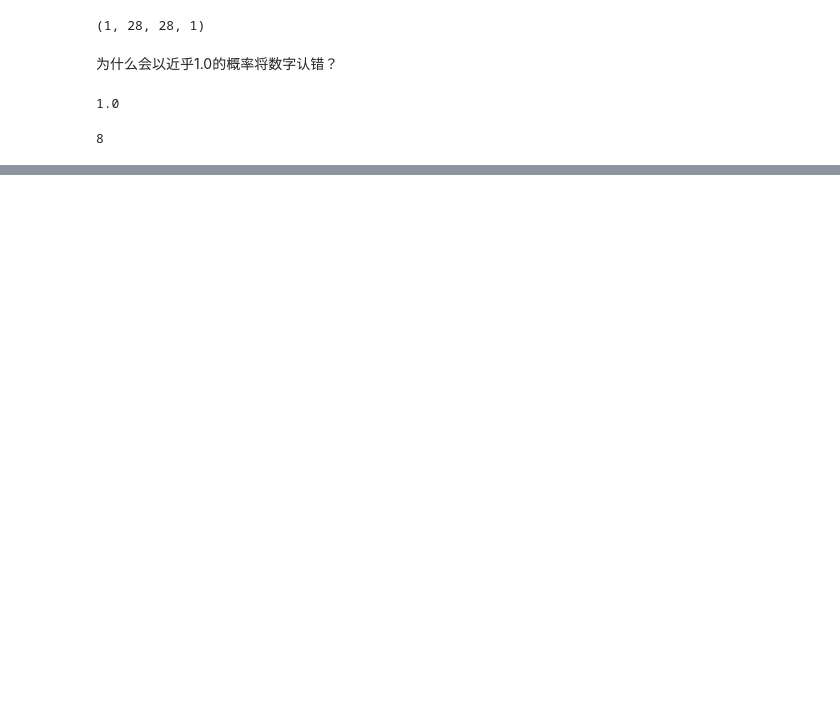
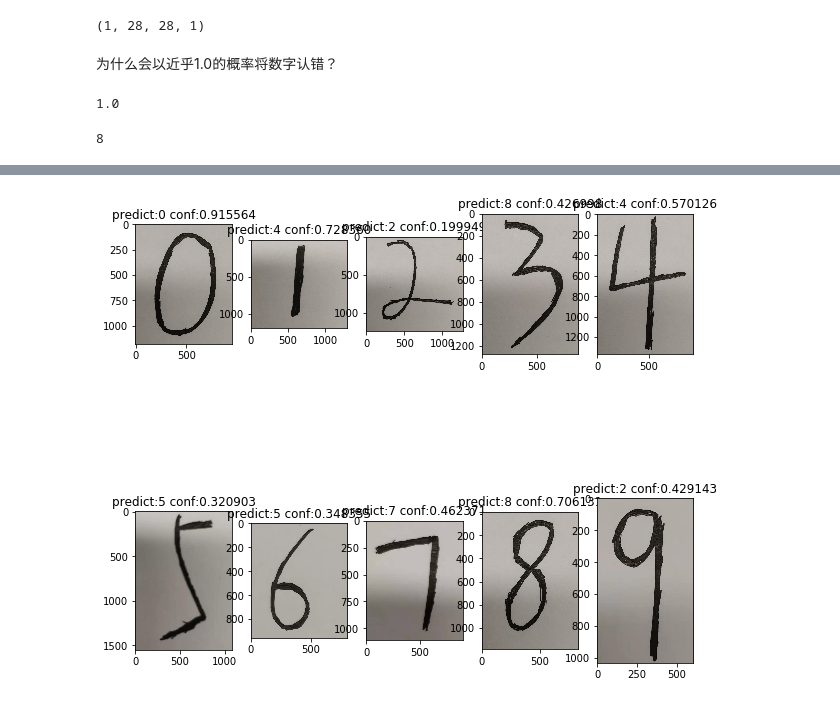
Before and after one commit to FanShuixing/DeepLearning, a Jupyter notebook: Experiment/minist_classification.ipynb, the cells around one changed output, grey strips where cells are left out. Drawn from its saved outputs; the diff is of its cells as text; code cells hidden in the pictures; blank space fills up the shorter version.

```diff
--- a/Experiment/minist_classification.ipynb
+++ b/Experiment/minist_classification.ipynb
@@ -263,0 +281,33 @@ plt.show()
+# %%
+import os
+def predict(img_arr):
+    test_img=cv2.resize(img_arr,(28,28),interpolation=cv2.INTER_AREA)
+    test_img=(test_img.astype('float32')-np.min(test_img))/(np.max(test_img)-np.min(test_img))
+    try:
+        img=test_img[:,:,0]
+    except:
+        img=test_img
+    img=np.expand_dims(img,axis=0)
+    img=np.expand_dims(img,axis=-1)
+    result=model.predict(img)
+    return img,result
+
+
+def show(img_dir):
+    img_list=os.listdir(img_dir)
+    img_list.remove('.ipynb_checkpoints')
+    fig=plt.figure(figsize=(10,10))
+    row=0
+    col=0
+    for i in range(len(img_list)):
+        img_arr=io.imread(os.path.join(img_dir,'test_%d.jpg'%i))
+        _,result=predict(img_arr)
+        predict_label=np.argmax(result)
+        confidence=np.max(result)
+        fig.add_subplot(2,5,i+1)
+        plt.imshow(img_arr)
+        plt.title('predict:%d conf:%f'%(predict_label,confidence))
+# %%
+show('test_img')
+# %% [output]
+[figure, added]
```
Also changed, not shown: parts of 7 cells of this notebook.
